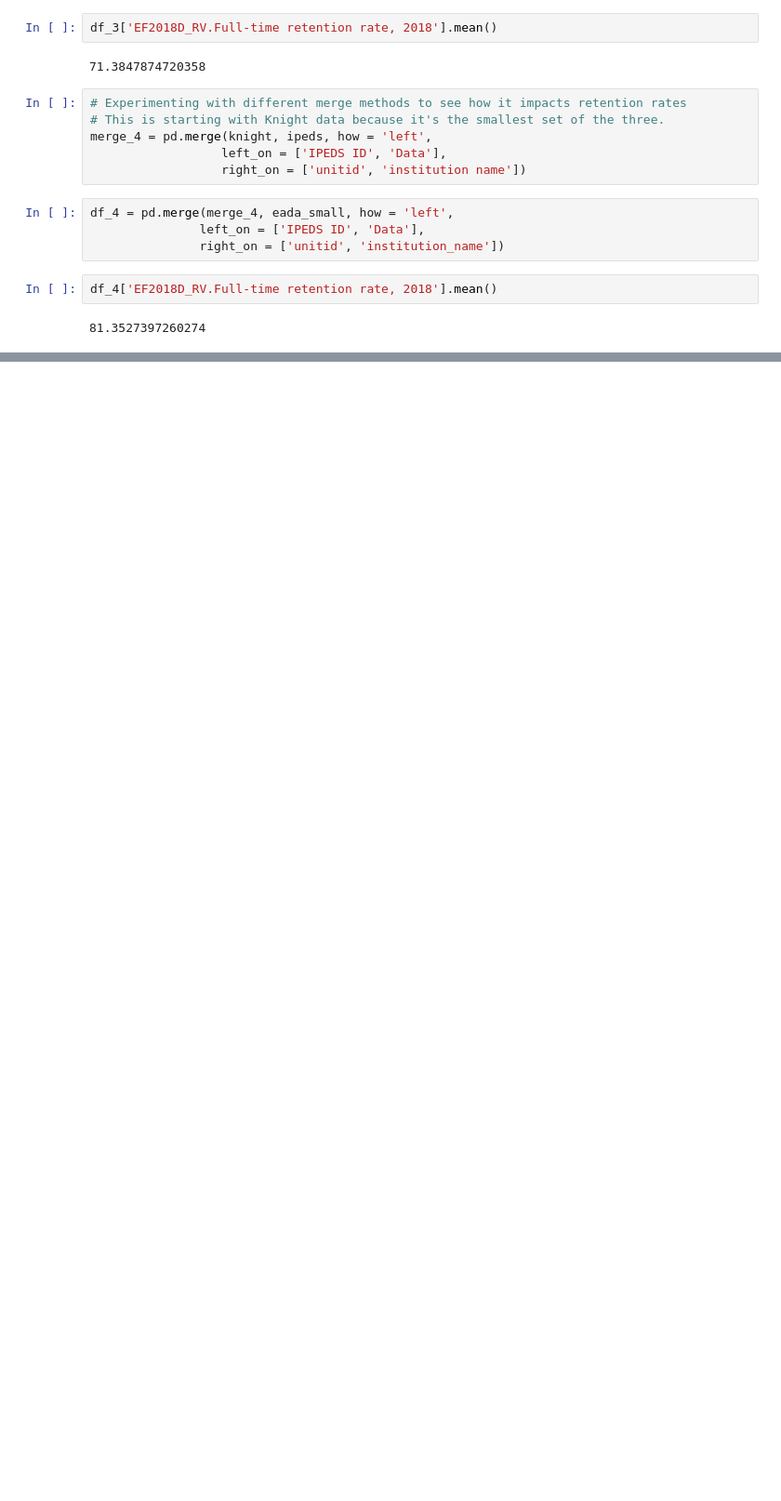
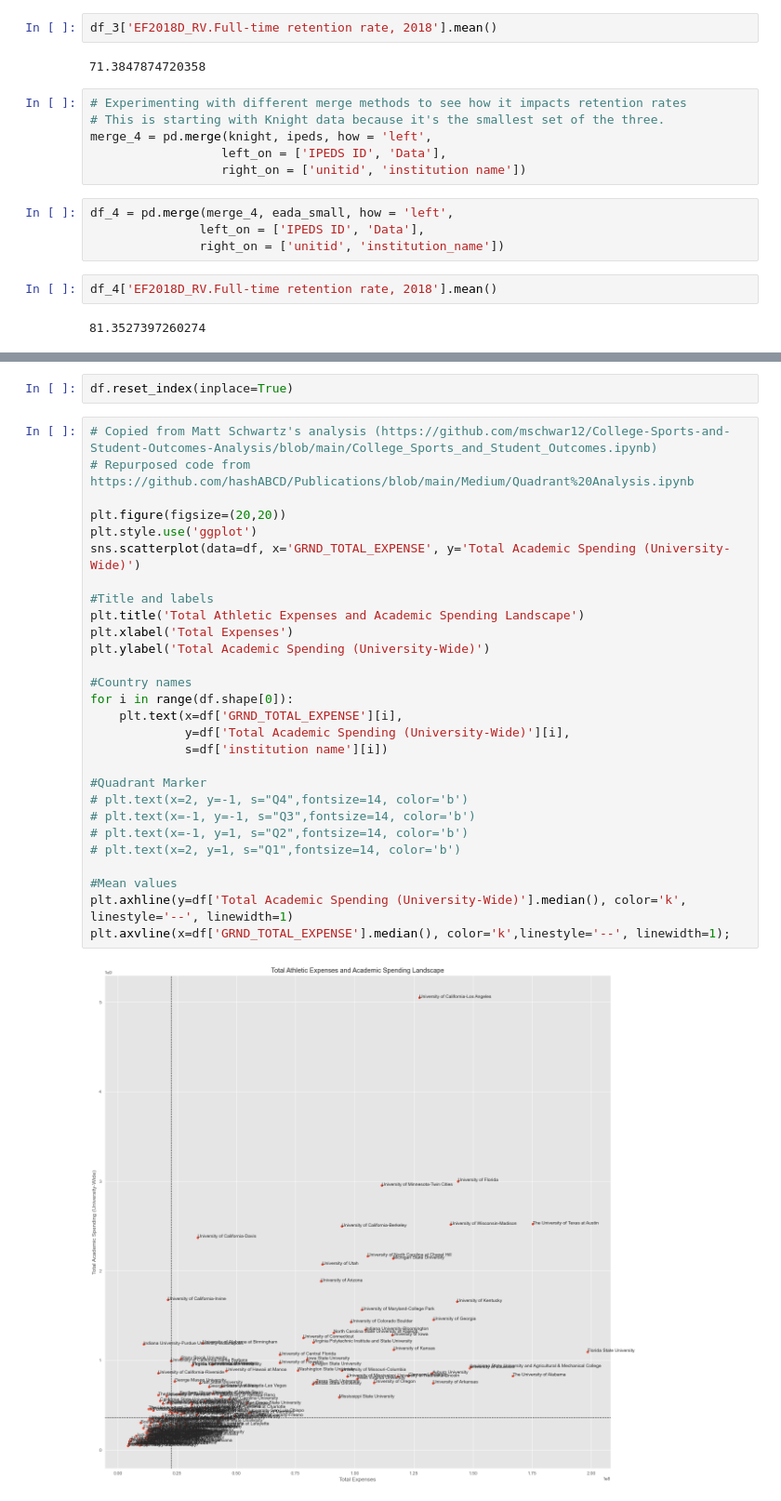
Before and after one commit to Shoemaker703/college_retention, a Jupyter notebook: EDA Notebook.ipynb, the cells around one changed output, grey strips where cells are left out. Shown at 93% size. Saved outputs shown, nothing was run; the diff lists cells and outputs as text; blank space fills up the shorter version.

```diff
--- a/EDA Notebook.ipynb
+++ b/EDA Notebook.ipynb
@@ -292,0 +495,32 @@ df_4['EF2018D_RV.Full-time retention rate, 2018'].mean()
+# %%
+df.reset_index(inplace=True)
+# %%
+# Copied from Matt Schwartz's analysis (https://github.com/mschwar12/College-Sports-and-Student-Outcomes-Analysis/blob/main/College_Sports_and_Student_Outcomes.ipynb)
+# Repurposed code from https://github.com/hashABCD/Publications/blob/main/Medium/Quadrant%20Analysis.ipynb
+
+plt.figure(figsize=(20,20))
+plt.style.use('ggplot')
+sns.scatterplot(data=df, x='GRND_TOTAL_EXPENSE', y='Total Academic Spending (University-Wide)')
+
+#Title and labels
+plt.title('Total Athletic Expenses and Academic Spending Landscape')
+plt.xlabel('Total Expenses')
+plt.ylabel('Total Academic Spending (University-Wide)')
+
+#Country names
+for i in range(df.shape[0]):
+    plt.text(x=df['GRND_TOTAL_EXPENSE'][i],
+             y=df['Total Academic Spending (University-Wide)'][i],
+             s=df['institution name'][i])
+
+#Quadrant Marker
+# plt.text(x=2, y=-1, s="Q4",fontsize=14, color='b')
+# plt.text(x=-1, y=-1, s="Q3",fontsize=14, color='b')
+# plt.text(x=-1, y=1, s="Q2",fontsize=14, color='b')
+# plt.text(x=2, y=1, s="Q1",fontsize=14, color='b')
+
+#Mean values
+plt.axhline(y=df['Total Academic Spending (University-Wide)'].median(), color='k', linestyle='--', linewidth=1)
+plt.axvline(x=df['GRND_TOTAL_EXPENSE'].median(), color='k',linestyle='--', linewidth=1);
+# %% [output]
+[figure, added]
```
Also changed, not shown: parts of 50 cells of this notebook.
